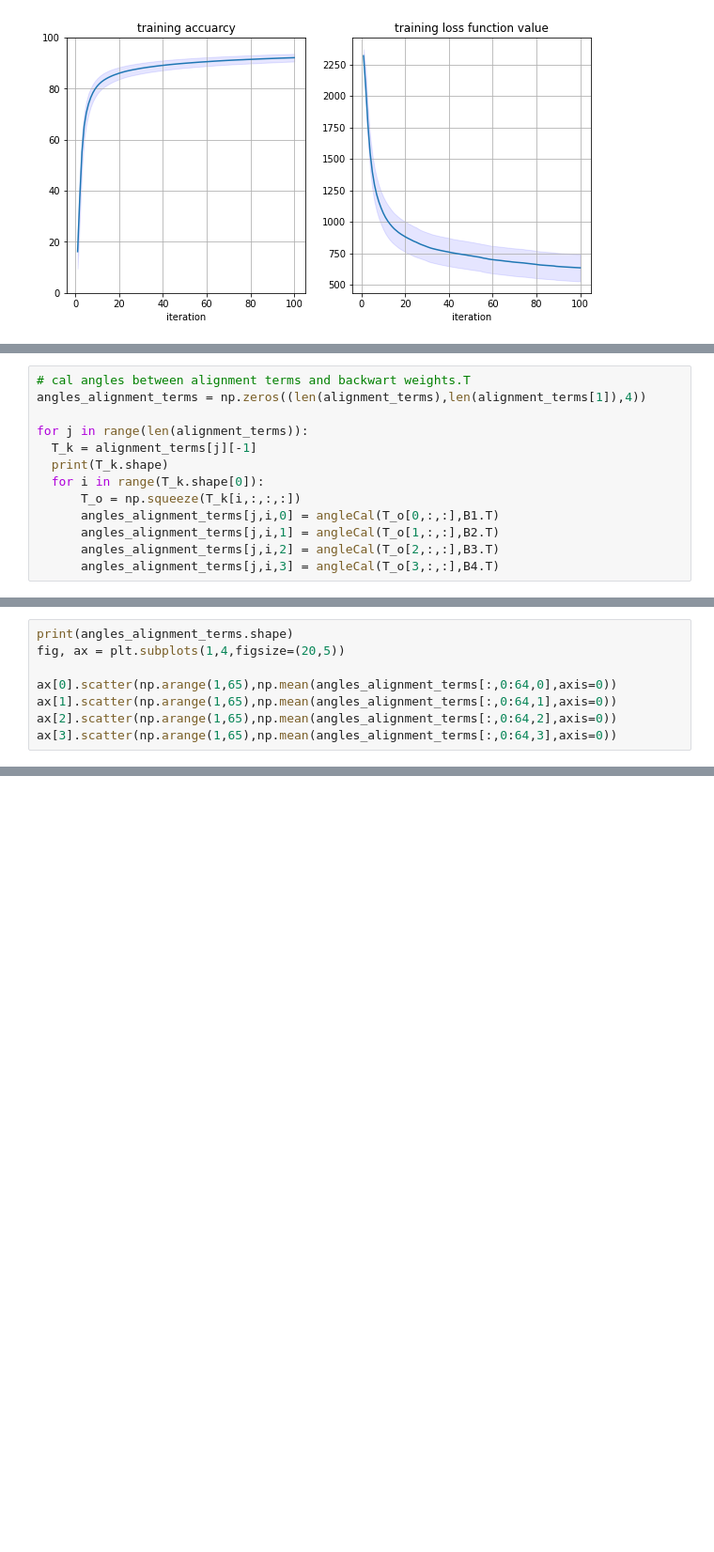
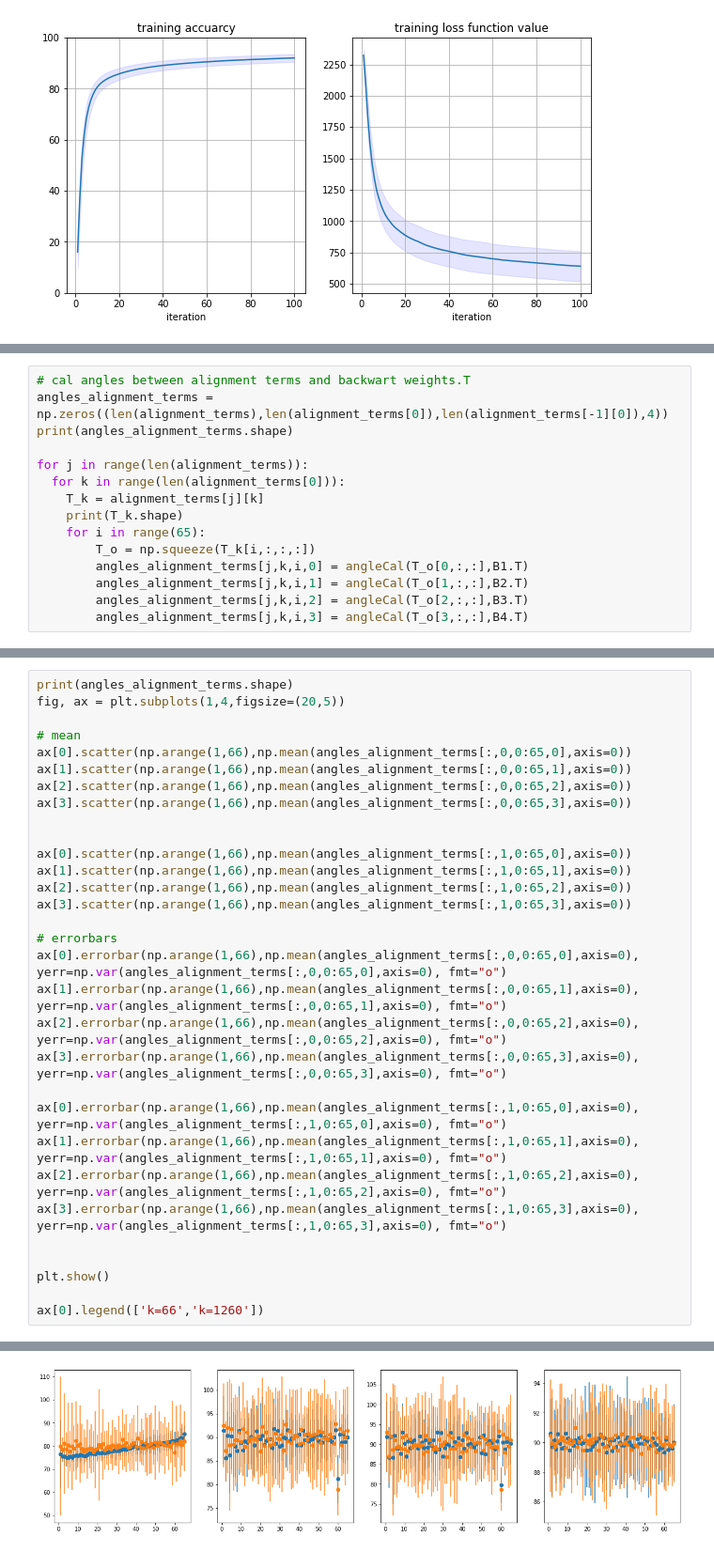
Before and after one commit to ARMINPAN/Advance-Neuroscience-FInal-Project, a Jupyter notebook: Main.ipynb, the cells around one changed output, grey strips where cells are left out. Shown at 94% size. Saved outputs shown, nothing was run; the diff lists cells and outputs as text; blank space fills up the shorter version.

```diff
--- a/Main.ipynb
+++ b/Main.ipynb
@@ -855,14 +859,16 @@ for k in range(run_num):
 # %%
 # cal angles between alignment terms and backwart weights.T
-angles_alignment_terms = np.zeros((len(alignment_terms),len(alignment_terms[1]),4))
+angles_alignment_terms = np.zeros((len(alignment_terms),len(alignment_terms[0]),len(alignment_terms[-1][0]),4))
+print(angles_alignment_terms.shape)
 
 for j in range(len(alignment_terms)):
-  T_k = alignment_terms[j][-1]
-  print(T_k.shape)
-  for i in range(T_k.shape[0]):
-      T_o = np.squeeze(T_k[i,:,:,:])
-      angles_alignment_terms[j,i,0] = angleCal(T_o[0,:,:],B1.T)
-      angles_alignment_terms[j,i,1] = angleCal(T_o[1,:,:],B2.T)
-      angles_alignment_terms[j,i,2] = angleCal(T_o[2,:,:],B3.T)
-      angles_alignment_terms[j,i,3] = angleCal(T_o[3,:,:],B4.T)
+  for k in range(len(alignment_terms[0])):
+    T_k = alignment_terms[j][k]
+    print(T_k.shape)
+    for i in range(65):
+        T_o = np.squeeze(T_k[i,:,:,:])
+        angles_alignment_terms[j,k,i,0] = angleCal(T_o[0,:,:],B1.T)
+        angles_alignment_terms[j,k,i,1] = angleCal(T_o[1,:,:],B2.T)
+        angles_alignment_terms[j,k,i,2] = angleCal(T_o[2,:,:],B3.T)
+        angles_alignment_terms[j,k,i,3] = angleCal(T_o[3,:,:],B4.T)
 # %% [output]
@@ -887,8 +893,31 @@ torch.Size([65, 4, 50, 50])
 print(angles_alignment_terms.shape)
 fig, ax = plt.subplots(1,4,figsize=(20,5))
 
-ax[0].scatter(np.arange(1,65),np.mean(angles_alignment_terms[:,0:64,0],axis=0))
-ax[1].scatter(np.arange(1,65),np.mean(angles_alignment_terms[:,0:64,1],axis=0))
-ax[2].scatter(np.arange(1,65),np.mean(angles_alignment_terms[:,0:64,2],axis=0))
-ax[3].scatter(np.arange(1,65),np.mean(angles_alignment_terms[:,0:64,3],axis=0))
+# mean
+ax[0].scatter(np.arange(1,66),np.mean(angles_alignment_terms[:,0,0:65,0],axis=0))
+ax[1].scatter(np.arange(1,66),np.mean(angles_alignment_terms[:,0,0:65,1],axis=0))
+ax[2].scatter(np.arange(1,66),np.mean(angles_alignment_terms[:,0,0:65,2],axis=0))
+ax[3].scatter(np.arange(1,66),np.mean(angles_alignment_terms[:,0,0:65,3],axis=0))
+
+
+ax[0].scatter(np.arange(1,66),np.mean(angles_alignment_terms[:,1,0:65,0],axis=0))
+ax[1].scatter(np.arange(1,66),np.mean(angles_alignment_terms[:,1,0:65,1],axis=0))
+ax[2].scatter(np.arange(1,66),np.mean(angles_alignment_terms[:,1,0:65,2],axis=0))
+ax[3].scatter(np.arange(1,66),np.mean(angles_alignment_terms[:,1,0:65,3],axis=0))
+
+# errorbars
+ax[0].errorbar(np.arange(1,66),np.mean(angles_alignment_terms[:,0,0:65,0],axis=0), yerr=np.var(angles_alignment_terms[:,0,0:65,0],axis=0), fmt="o")
+ax[1].errorbar(np.arange(1,66),np.mean(angles_alignment_terms[:,0,0:65,1],axis=0), yerr=np.var(angles_alignment_terms[:,0,0:65,1],axis=0), fmt="o")
+ax[2].errorbar(np.arange(1,66),np.mean(angles_alignment_terms[:,0,0:65,2],axis=0), yerr=np.var(angles_alignment_terms[:,0,0:65,2],axis=0), fmt="o")
+ax[3].errorbar(np.arange(1,66),np.mean(angles_alignment_terms[:,0,0:65,3],axis=0), yerr=np.var(angles_alignment_terms[:,0,0:65,3],axis=0), fmt="o")
+
+ax[0].errorbar(np.arange(1,66),np.mean(angles_alignment_terms[:,1,0:65,0],axis=0), yerr=np.var(angles_alignment_terms[:,1,0:65,0],axis=0), fmt="o")
+ax[1].errorbar(np.arange(1,66),np.mean(angles_alignment_terms[:,1,0:65,1],axis=0), yerr=np.var(angles_alignment_terms[:,1,0:65,1],axis=0), fmt="o")
+ax[2].errorbar(np.arange(1,66),np.mean(angles_alignment_terms[:,1,0:65,2],axis=0), yerr=np.var(angles_alignment_terms[:,1,0:65,2],axis=0), fmt="o")
+ax[3].errorbar(np.arange(1,66),np.mean(angles_alignment_terms[:,1,0:65,3],axis=0), yerr=np.var(angles_alignment_terms[:,1,0:65,3],axis=0), fmt="o")
+
+
+plt.show()
+
+ax[0].legend(['k=66','k=1260'])
 # %% [output]
@@ -895,0 +925 @@ ax[3].scatter(np.arange(1,65),np.mean(angles_alignment_terms[:,0:64,3],axis=0))
+[figure, new version]
```
Also changed, not shown: parts of 10 cells of this notebook.
